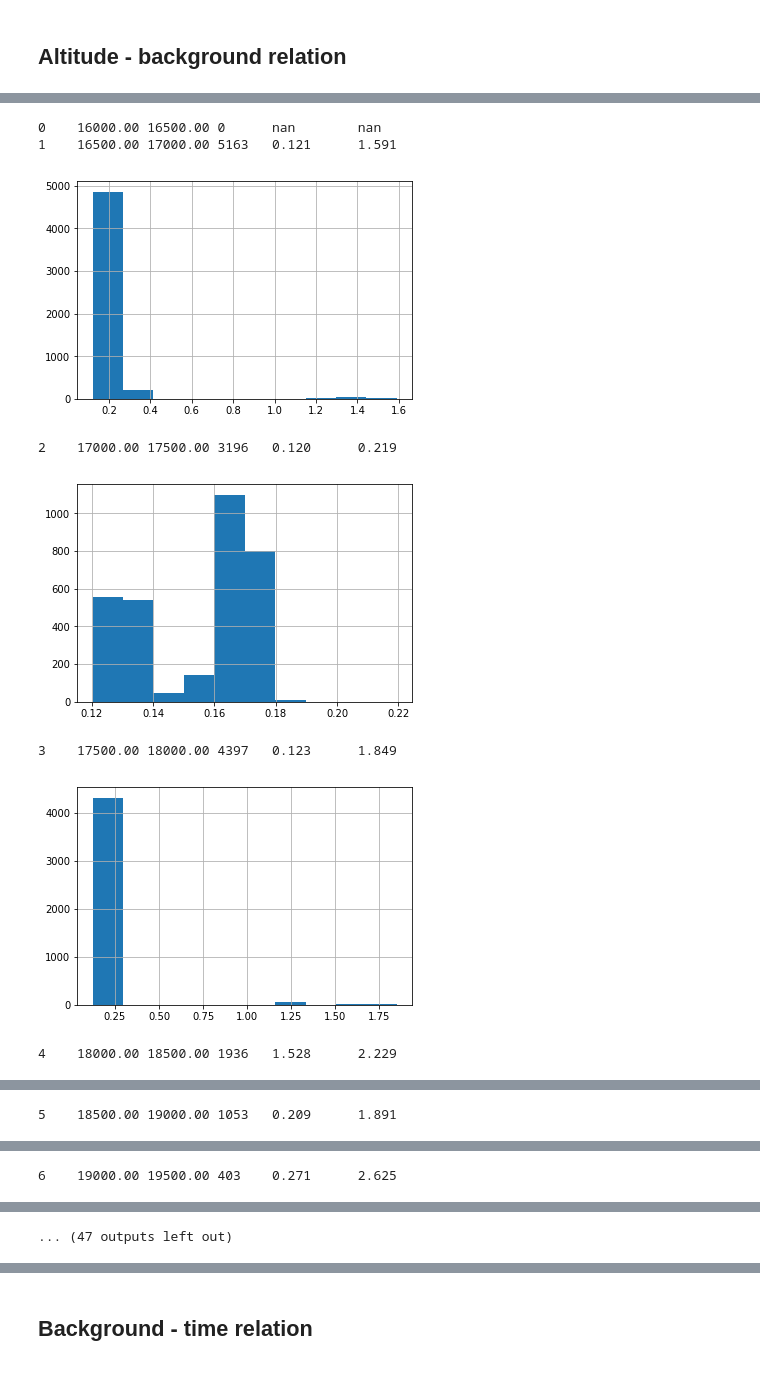
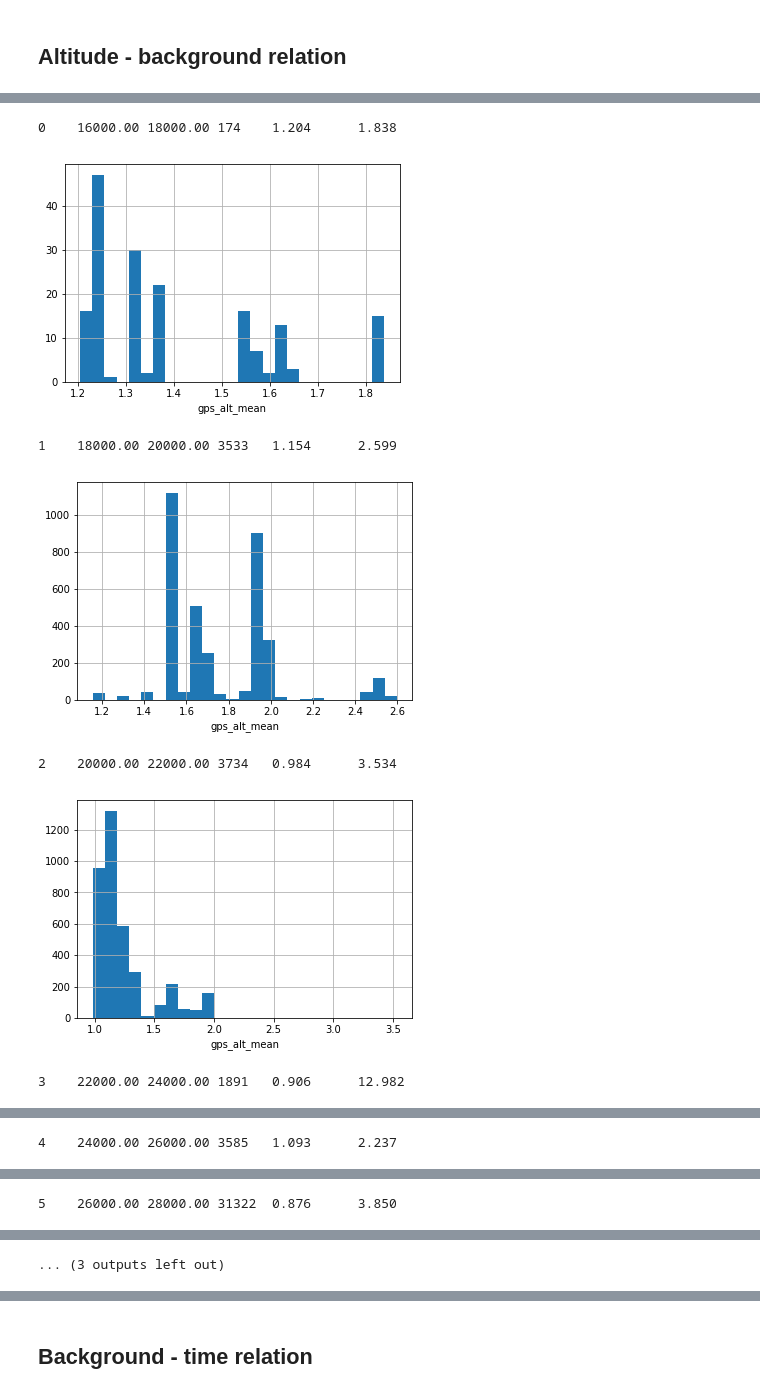
Before and after one commit to vrabelmichal/euso-patt-reco-notebooks, a Jupyter notebook: notebooks/ver3_bg_values_distribution.ipynb, the cells around one changed output, grey strips where cells are left out. Drawn from its saved outputs; the diff is of its cells as text; code cells hidden in the pictures.

```diff
--- a/notebooks/ver3_bg_values_distribution.ipynb
+++ b/notebooks/ver3_bg_values_distribution.ipynb
@@ -206,14 +181,0 @@ Timestamp('2017-04-25 08:31:48.041307')
-# %%
-i = 0
-# for n,g in flight_data_df.groupby('source_file_acquisition_full'):
-#     print(n, g['global_gtu'].min())
-#     j=0
-#     for t,r in g.iterrows():
-#         print(t, r.event_id, r.global_gtu)
-#         j+=1
-#         if j > 5: break
-#     i += 1
-#     if i > 5:
-#          break
-
-flight_data_df.iloc[0]['global_gtu']
@@ -318,11 +304,11 @@ plt.show()
 # %%
 plt.close('all')
 # fig, ax = plt.subplots(1,1)
-filtered_df = flight_data_df[(flight_data_df.bg_size >= 36) & (flight_data_df.bg_x_y_count_nonzero > 8*8*4*7)]
-h = filtered_df.bg_mean.hist(bins=200,figsize=(14,8))
+filtered_background_df = flight_data_df[(flight_data_df.bg_size >= 36) & (flight_data_df.bg_x_y_count_nonzero > 8*8*4*7)]
+h = filtered_background_df.bg_mean.hist(bins=200,figsize=(14,8))
 h.set_yscale('log')
 plt.show()
-print(np.median(filtered_df.bg_mean))
-print(np.mean(filtered_df.bg_mean))
-print(len(filtered_df))
+print(np.median(filtered_background_df.bg_mean))
+print(np.mean(filtered_background_df.bg_mean))
+print(len(flight_data_df),len(filtered_background_df))
 # %% [output]
@@ -332,0 +319,6 @@ print(len(filtered_df))
+# %%
+h = filtered_background_df.bg_x_y_count_nonzero.hist(bins=200,figsize=(14,8))
+h.set_yscale('log')
+plt.show()
+print(np.median(filtered_background_df.bg_x_y_count_nonzero))
+print(np.mean(filtered_background_df.bg_x_y_count_nonzero))
@@ -349,6 +345,8 @@ quantile_025_gps_alt_vals = []
 quantile_975_gps_alt_vals = []
 std_gps_alt_vals = []
 count_gps_alt_vals = []
+
+filtered_df = filtered_background_df
 
 bin_width = 0.10
 for i in range(0,math.ceil(4/bin_width)+1):
@@ -432,9 +438,6 @@ def bootstrap_quantiles(df, p, bootstrap_size=100):
         means[i]=df.iloc[indices][p].mean()
     return np.percentile(means,2.5),np.percentile(means,50),np.percentile(means,97.5)
 # %%
-bins_offset = 16000
-bin_width = 500
-
 mean_gps_alt = []
 mean_bg_mean_vals = []
 median_bg_mean_vals = []
@@ -446,39 +449,44 @@ count_bg_mean_vals = []
 b_median_bg_mean_vals = []
 b_quantile_025_bg_mean_vals = []
 b_quantile_975_bg_mean_vals = []
 
+filtered_df = filtered_background_df
+
+bins_offset = 16000
+bin_width = 2000
+
 for i in range(0,math.ceil((36000 - bins_offset)/bin_width)+1):
     min_v = bins_offset + i*bin_width
     max_v = min_v + bin_width
     t_filtered_df = filtered_df[(min_v <= filtered_df.gps_alt_mean) & (filtered_df.gps_alt_mean < max_v)]
     print("{:<4d} {:<5.2f} {:<5.2f} {:<6d} {:<10.3f} {:<10.3f}".format(
         i, min_v, max_v, len(t_filtered_df), t_filtered_df.bg_mean.min(), t_filtered_df.bg_mean.max()
     ))
     if len(t_filtered_df) > 0:
-        t_filtered_df.bg_mean.hist()
+        h = t_filtered_df.bg_mean.hist(bins=25)
+        h.set_xlabel('gps_alt_mean')
         plt.show()
 
         mean_gps_alt.append(np.mean([min_v,max_v]))
         mean_bg_mean_vals.append(t_filtered_df.bg_mean.mean())
         median_bg_mean_vals.append(t_filtered_df.bg_mean.median())
         quantile_025_bg_mean_vals.append(t_filtered_df.bg_mean.quantile(0.025))
         quantile_975_bg_mean_vals.append(t_filtered_df.bg_mean.quantile(0.975))
         std_bg_mean_vals.append(t_filtered_df.bg_mean.std())
         count_bg_mean_vals.append(t_filtered_df.bg_mean.count())
 
         b_q025, b_m, b_q975 = bootstrap_quantiles(t_filtered_df, 'bg_mean')
         b_median_bg_mean_vals.append(b_m)
         b_quantile_025_bg_mean_vals.append(b_q025)
         b_quantile_975_bg_mean_vals.append(b_q975)
 
 
 # filtered_df
 # %% [output]
-0    16000.00 16500.00 0      nan        nan
-1    16500.00 17000.00 5163   0.121      1.591
+0    16000.00 18000.00 174    1.204      1.838
-[figure, old version]
+[figure, new version]
-2    17000.00 17500.00 3196   0.120      0.219
+1    18000.00 20000.00 3533   1.154      2.599
-[figure, old version]
+[figure, new version]
-3    17500.00 18000.00 4397   0.123      1.849
+2    20000.00 22000.00 3734   0.984      3.534
-[figure, old version]
+[figure, new version]
-4    18000.00 18500.00 1936   1.528      2.229
+3    22000.00 24000.00 1891   0.906      12.982
@@ -486 +494 @@ for i in range(0,math.ceil((36000 - bins_offset)/bin_width)+1):
-5    18500.00 19000.00 1053   0.209      1.891
+4    24000.00 26000.00 3585   1.093      2.237
@@ -488 +496 @@ for i in range(0,math.ceil((36000 - bins_offset)/bin_width)+1):
-6    19000.00 19500.00 403    0.271      2.625
+5    26000.00 28000.00 31322  0.876      3.850
@@ -490,4 +498,4 @@ for i in range(0,math.ceil((36000 - bins_offset)/bin_width)+1):
-... (47 outputs left out)
+... (3 outputs left out)
 # %%
 print('mean_gps_alt')
 print(['{:.2f}'.format(v) for v in mean_gps_alt])
```
Also changed, not shown: parts of 61 cells of this notebook, 2 other files.
